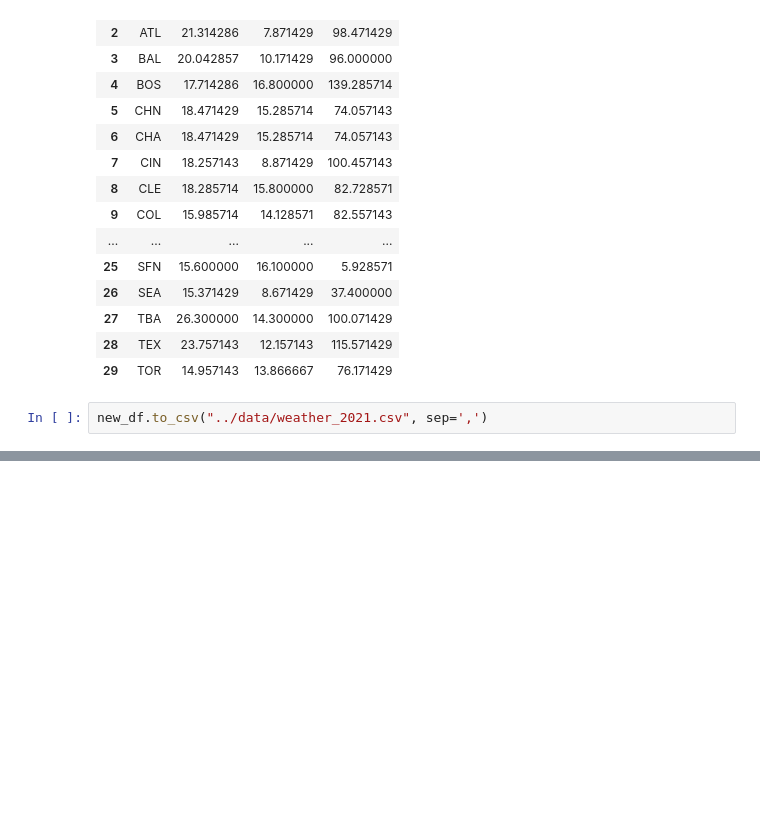
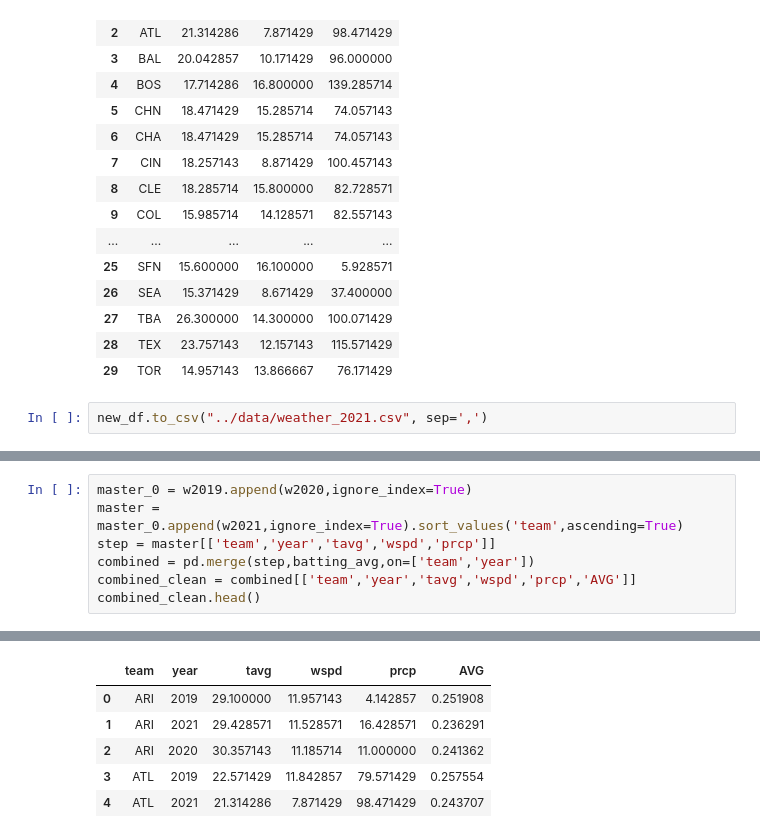
Before and after one commit to michaelgarv/Project_1, a Jupyter notebook: allens_analysis/weather_data.ipynb, the cells around one changed output, grey strips where cells are left out. Saved outputs shown, nothing was run; the diff lists cells and outputs as text; blank space fills up the shorter version.

```diff
--- a/allens_analysis/weather_data.ipynb
+++ b/allens_analysis/weather_data.ipynb
@@ -164,0 +173,8 @@ new_df.to_csv("../data/weather_2021.csv", sep=',')
+# %%
+master_0 = w2019.append(w2020,ignore_index=True)
+master = master_0.append(w2021,ignore_index=True).sort_values('team',ascending=True)
+step = master[['team','year','tavg','wspd','prcp']]
+combined = pd.merge(step,batting_avg,on=['team','year'])
+combined_clean = combined[['team','year','tavg','wspd','prcp','AVG']]
+combined_clean.head()
+# %% [output]
@@ -164,0 +183,6 @@ new_df.to_csv("../data/weather_2021.csv", sep=',')
+|  | team | year | tavg | wspd | prcp | AVG |
+| 0 | ARI | 2019 | 29.100000 | 11.957143 | 4.142857 | 0.251908 |
+| 1 | ARI | 2021 | 29.428571 | 11.528571 | 16.428571 | 0.236291 |
+| 2 | ARI | 2020 | 30.357143 | 11.185714 | 11.000000 | 0.241362 |
+| 3 | ATL | 2019 | 22.571429 | 11.842857 | 79.571429 | 0.257554 |
+| 4 | ATL | 2021 | 21.314286 | 7.871429 | 98.471429 | 0.243707 |
```
Also changed, not shown: parts of 7 cells of this notebook, 4 other files.
